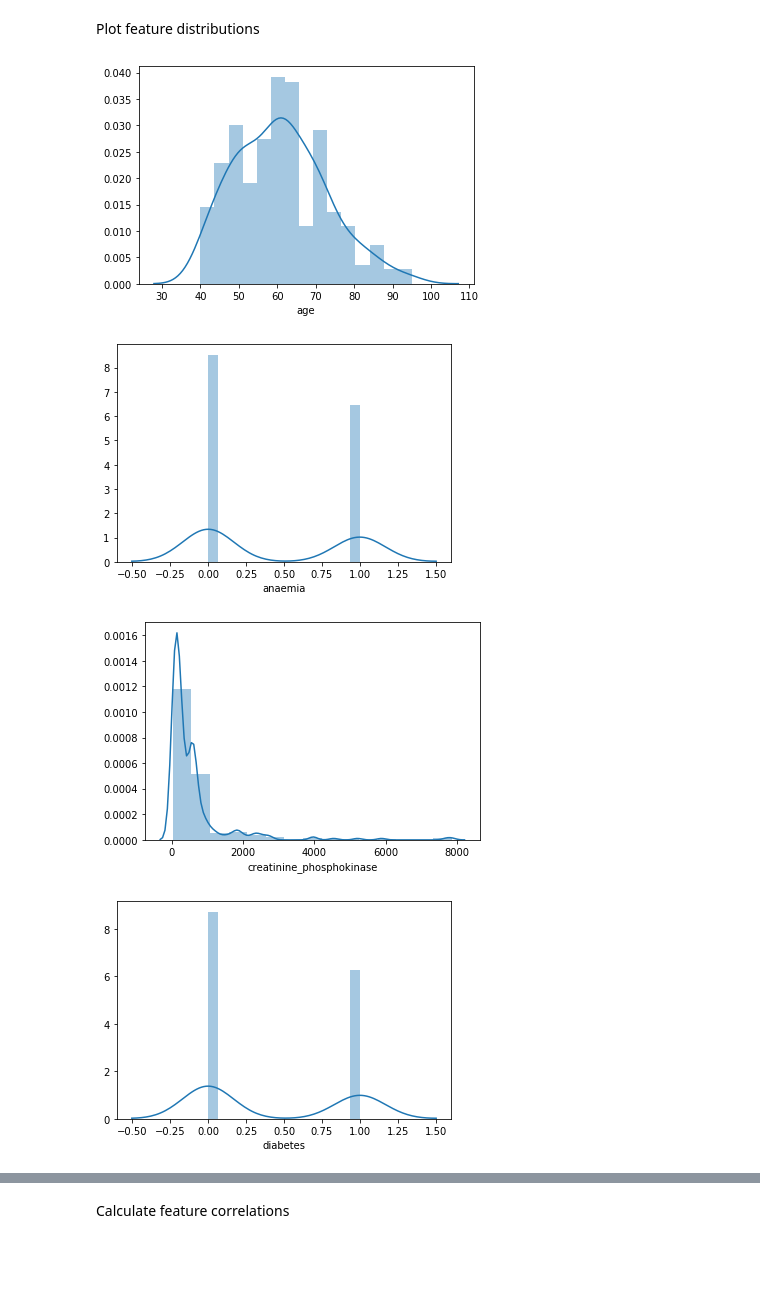
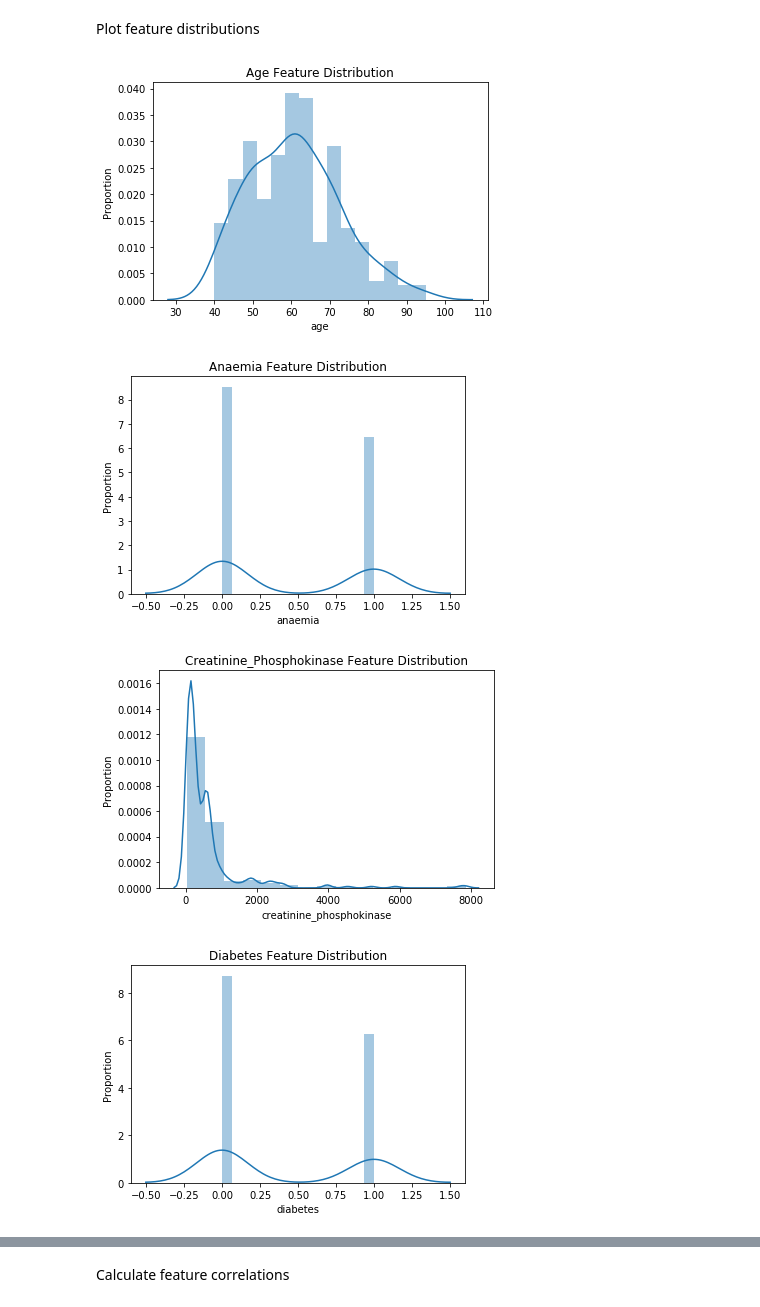
Before and after one commit to blantj/heart_records_clustering, a Jupyter notebook: Modeling.ipynb, the cells around one changed output, grey strips where cells are left out. Saved outputs shown, nothing was run; the diff lists cells and outputs as text; code cells hidden in the pictures; blank space fills up the shorter version.

```diff
--- a/Modeling.ipynb
+++ b/Modeling.ipynb
@@ -105,9 +105,11 @@ Plot feature distributions
 # %%
 for feature in df.columns:
     fig, ax = plt.subplots()
     sns.distplot(df[feature], kde=True, bins=15)
+    ax.set_title(f'{feature.title()} Feature Distribution')
+    ax.set_ylabel('Proportion')
 # %% [output]
-[figure, old version]
+[figure, new version]
-[figure, old version]
+[figure, new version]
-[figure, old version]
+[figure, new version]
-[figure, old version]
+[figure, new version]
```
Also changed, not shown: parts of 8 cells of this notebook.
